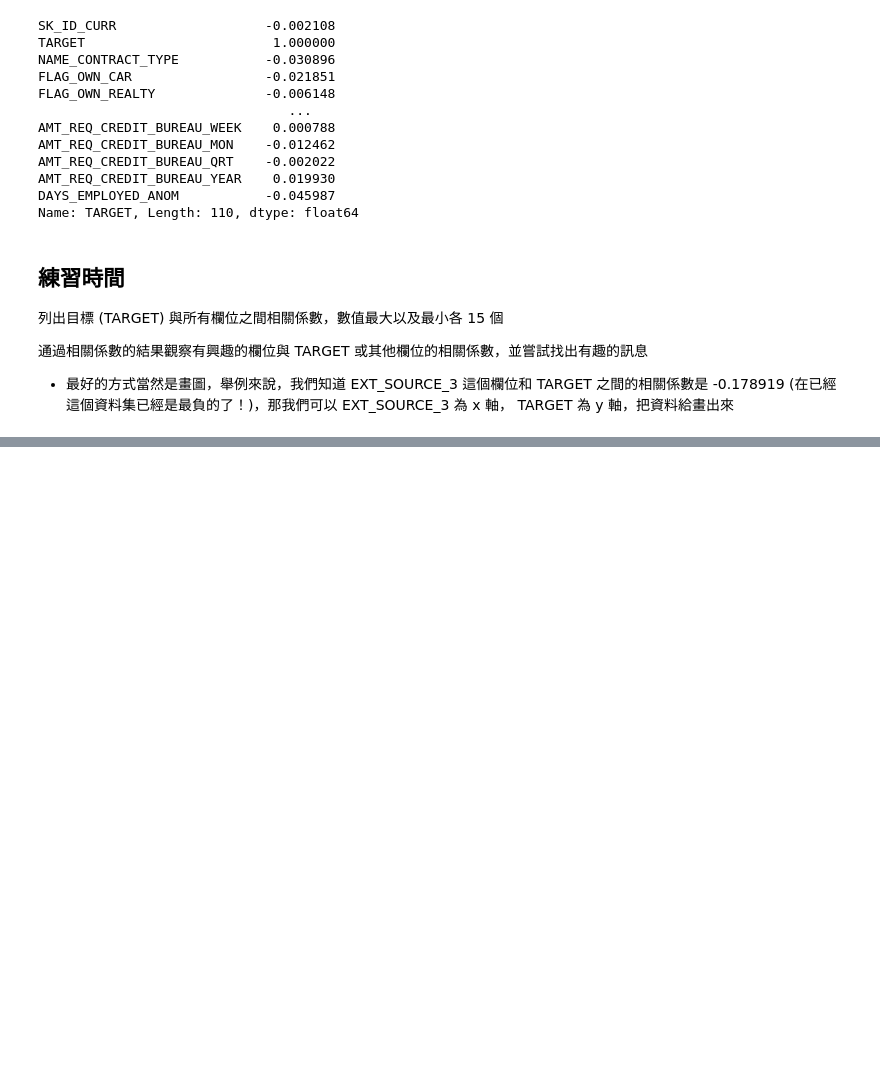
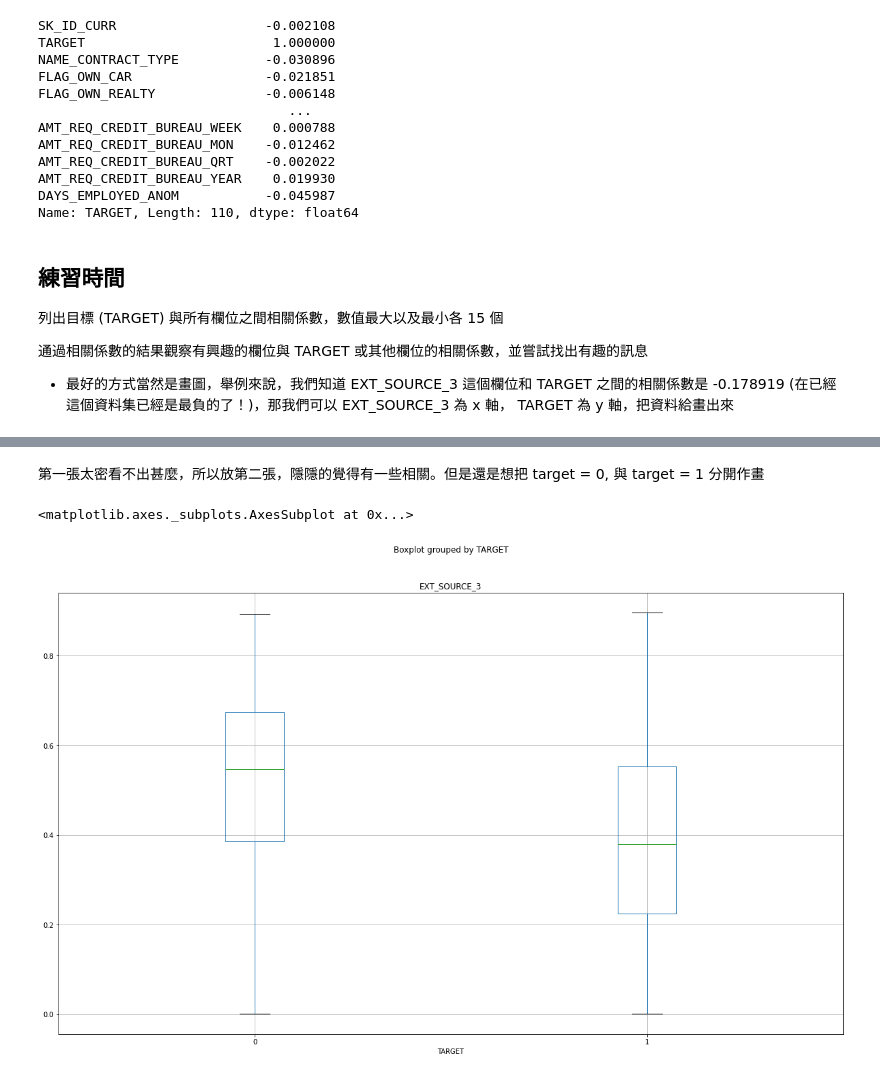
Before and after one commit to PatrickRuan/ML100Days, a Jupyter notebook: homework/Day_015_HW.ipynb, the cells around one changed output, grey strips where cells are left out. Cells and saved outputs as stored; diff of their text form; code cells hidden in the pictures; blank space fills up the shorter version.

```diff
--- a/homework/Day_015_HW.ipynb
+++ b/homework/Day_015_HW.ipynb
@@ -109,0 +150,7 @@ Name: TARGET, Length: 110, dtype: float64
+# %% [markdown]
+第一張太密看不出甚麼，所以放第二張，隱隱的覺得有一些相關。但是還是想把 target = 0, 與 target = 1 分開作畫
+# %%
+app_train.boxplot(by='TARGET', column='EXT_SOURCE_3', figsize=(20,12))
+# %% [output]
+<matplotlib.axes._subplots.AxesSubplot at 0x...>
+[figure, added]
```
Also changed, not shown: parts of 5 cells of this notebook.
